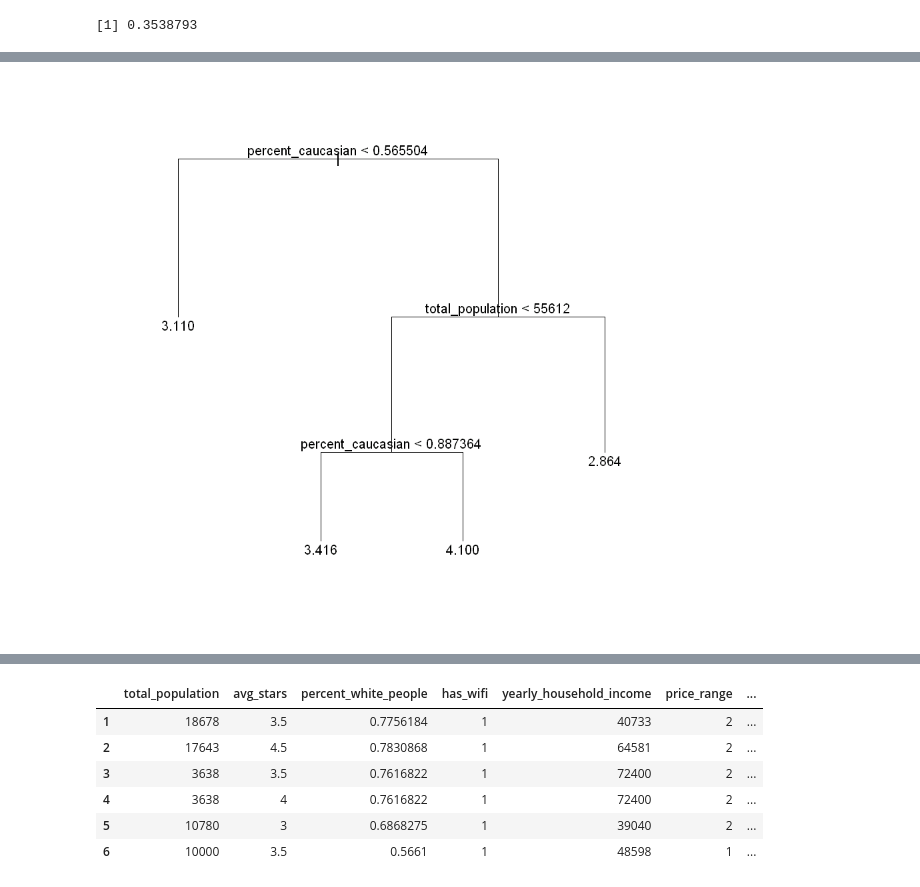
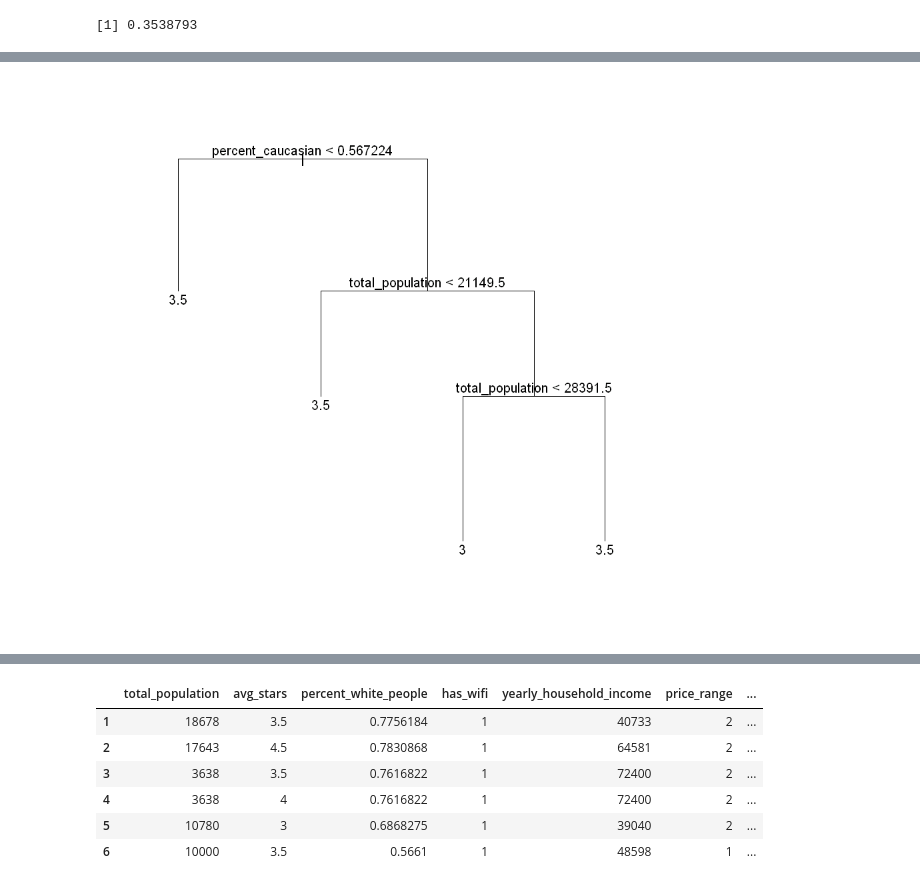
Before and after one commit to AliceFanYang/MachineLearning-FinalProject, a Jupyter notebook: SDS 293 Final Project.ipynb, the cells around one changed output, grey strips where cells are left out. Cells and saved outputs as stored; diff of their text form; code cells hidden in the pictures.

```diff
--- a/SDS 293 Final Project.ipynb
+++ b/SDS 293 Final Project.ipynb
@@ -42,6 +43,6 @@ Loaded gbm 2.1.1
 | has_wifi | has_wifi | 0 |
 [figure]
 # %%
-tree.starbucks = tree(avg_stars~.-avg_stars, Starbucks, subset=train)
+tree.starbucks = tree(as.factor(avg_stars)~.-avg_stars, Starbucks, subset=train)
 summary(tree.starbucks)
 # %% [output]
@@ -71,5 +71,6 @@ which.min(cv.starbucks$dev)
 # %%
-prune.starbucks2 = prune.tree(tree.starbucks, best = 2)
+prune.starbucks2 = prune.tree(tree.starbucks, best = 10)
 plot(prune.starbucks2)
 text(prune.starbucks2, pretty = 0)
+#we are over fitting
 # %% [output]
@@ -77,7 +78,7 @@ text(prune.starbucks2, pretty = 0)
 # %%
-prune.starbucks4 = prune.tree(tree.starbucks, best = 4)
-plot(prune.starbucks4)
-text(prune.starbucks4, pretty = 0)
+prune.starbucks3 = prune.tree(tree.starbucks, best = 4)
+plot(prune.starbucks3)
+text(prune.starbucks3, pretty = 0)
 # %% [output]
-[figure, old version]
+[figure, new version]
 # %%
```
Also changed, not shown: parts of 17 cells of this notebook, 15 other files.
